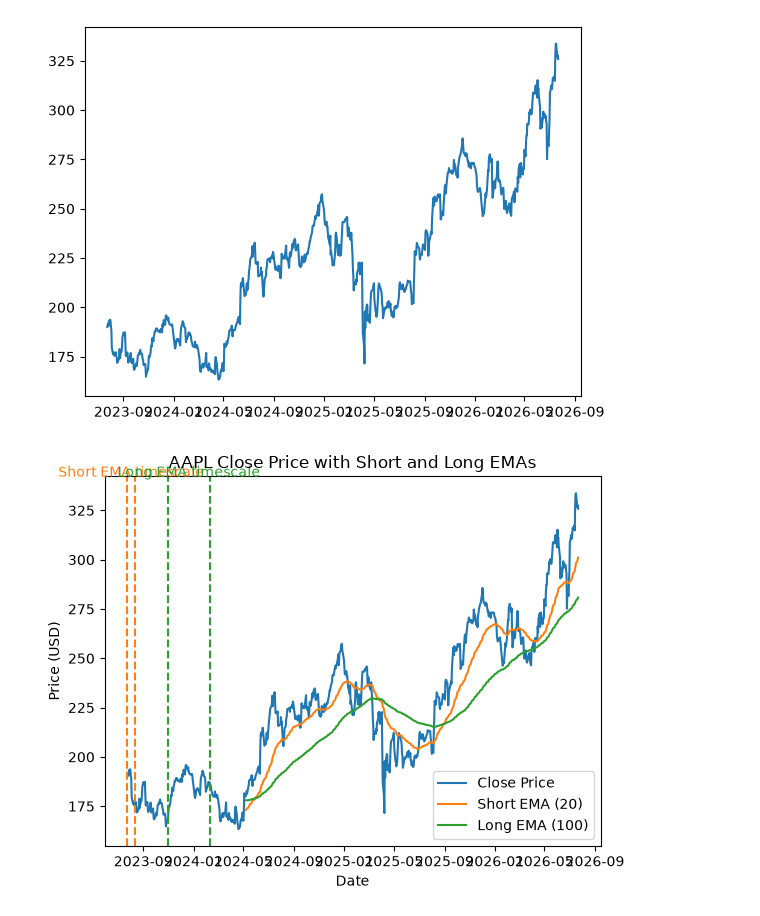
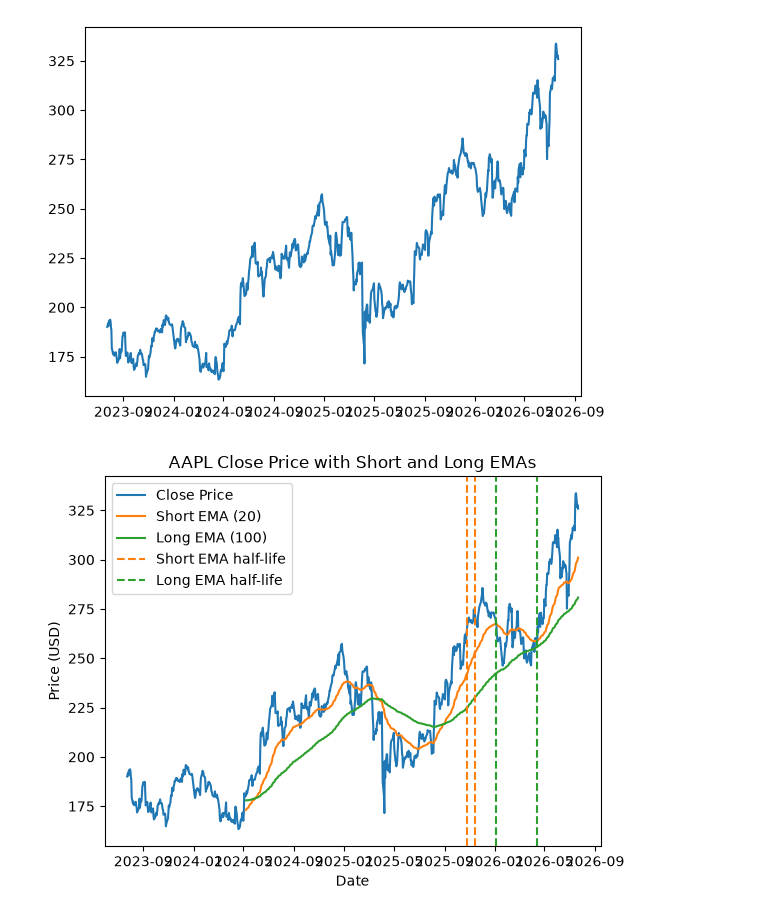
Before and after one commit to charlien74/systematic-trading-research, a Jupyter notebook: notebooks/01_exponential_moving_averages.ipynb, the cells around one changed output. Saved outputs shown, nothing was run; the diff lists cells and outputs as text; code cells hidden in the pictures.

Commit message:
Improve plotting

```diff
--- a/notebooks/01_exponential_moving_averages.ipynb
+++ b/notebooks/01_exponential_moving_averages.ipynb
@@ -26,29 +26,18 @@ plt.show()
 # %%
 short_ema = ema.get_ema_series(aapl_df, period=200, halflife=20)
 long_ema = ema.get_ema_series(aapl_df, period=200, halflife=100)
 l1 = plt.plot(aapl_df.index, aapl_df['Close'], color="tab:blue", label='Close Price')
 l2 = plt.plot(aapl_df.index, short_ema, color="tab:orange", label='Short EMA (20)')
 l3 = plt.plot(aapl_df.index, long_ema, color="tab:green", label='Long EMA (100)')
-plt.axvline(x=aapl_df.index[0] + pd.DateOffset(days=0), color='tab:orange', linestyle='--')
-plt.axvline(x=aapl_df.index[0] + pd.DateOffset(days=20), color='tab:orange', linestyle='--')
-plt.axvline(x=aapl_df.index[0] + pd.DateOffset(days=100), color='tab:green', linestyle='--')
-plt.axvline(x=aapl_df.index[0] + pd.DateOffset(days=200), color='tab:green', linestyle='--')
-
-y_min = aapl_df['Close'].min()
-y_max = aapl_df['Close'].max()
-y_span = y_max - y_min
-label_y_short = y_min + 0.93 * y_span
-label_y_long = y_min + 0.83 * y_span
-
-short_mid = aapl_df.index[0] + pd.DateOffset(days=10)
-long_mid = aapl_df.index[0] + pd.DateOffset(days=150)
-plt.text(short_mid, label_y_short, 'Short\nEMA\nwindow', color='tab:orange', ha='center', va='center', rotation=90, fontsize=9)
-plt.text(long_mid, label_y_long, 'Long\nEMA\nwindow', color='tab:green', ha='center', va='center', rotation=90, fontsize=9)
+plt.axvline(x=aapl_df.index[-1] - pd.DateOffset(days=250), color='tab:orange', label='Short EMA half-life', linestyle='--')
+plt.axvline(x=aapl_df.index[-1] - pd.DateOffset(days=270), color='tab:orange', linestyle='--')
+plt.axvline(x=aapl_df.index[-1] - pd.DateOffset(days=100), color='tab:green', label='Long EMA half-life', linestyle='--')
+plt.axvline(x=aapl_df.index[-1] - pd.DateOffset(days=200), color='tab:green', linestyle='--')
 
 plt.title("AAPL Close Price with Short and Long EMAs")
 plt.xlabel("Date")
 plt.ylabel("Price (USD)")
 plt.legend()
 plt.show()
 # %% [output]
-[figure, old version]
+[figure, new version]
```
